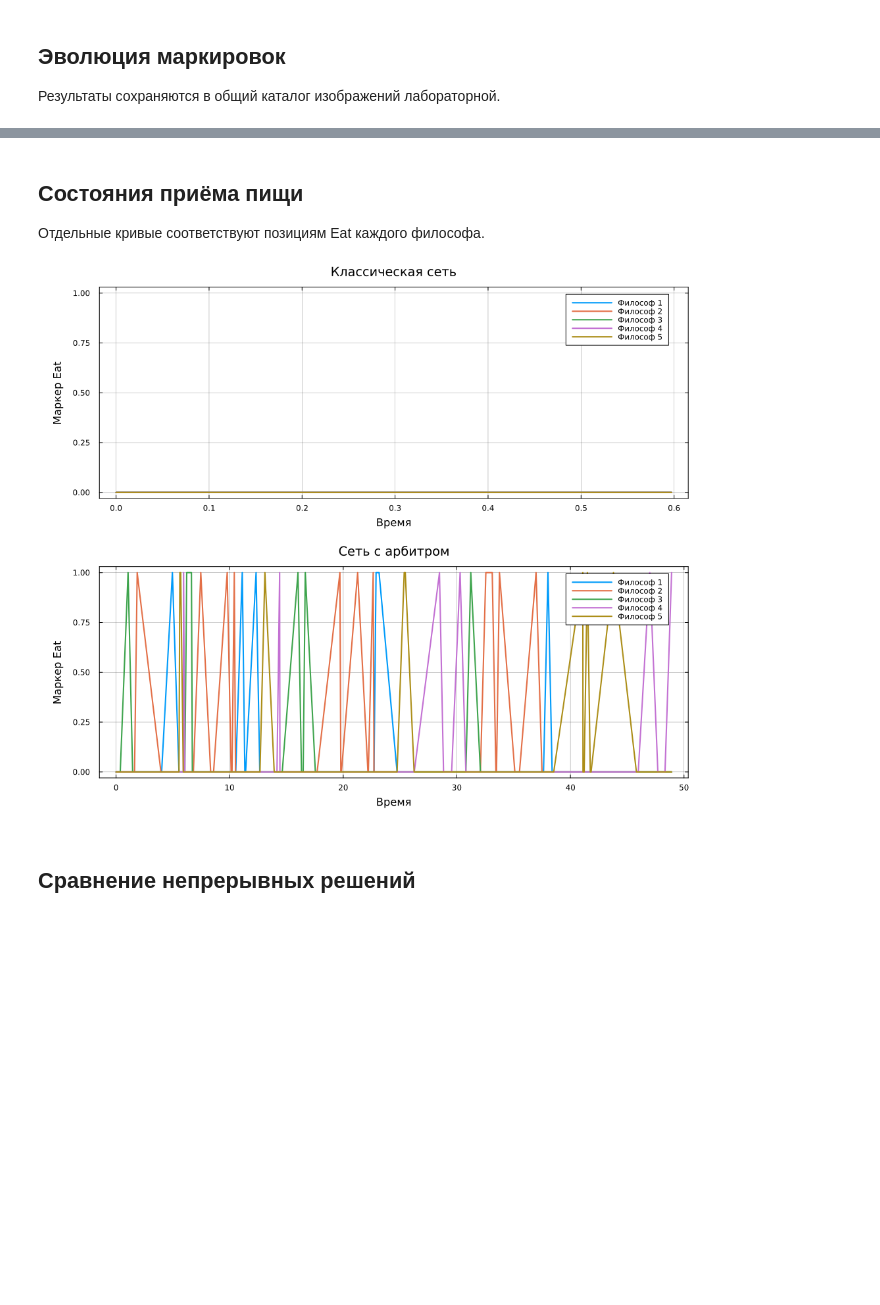
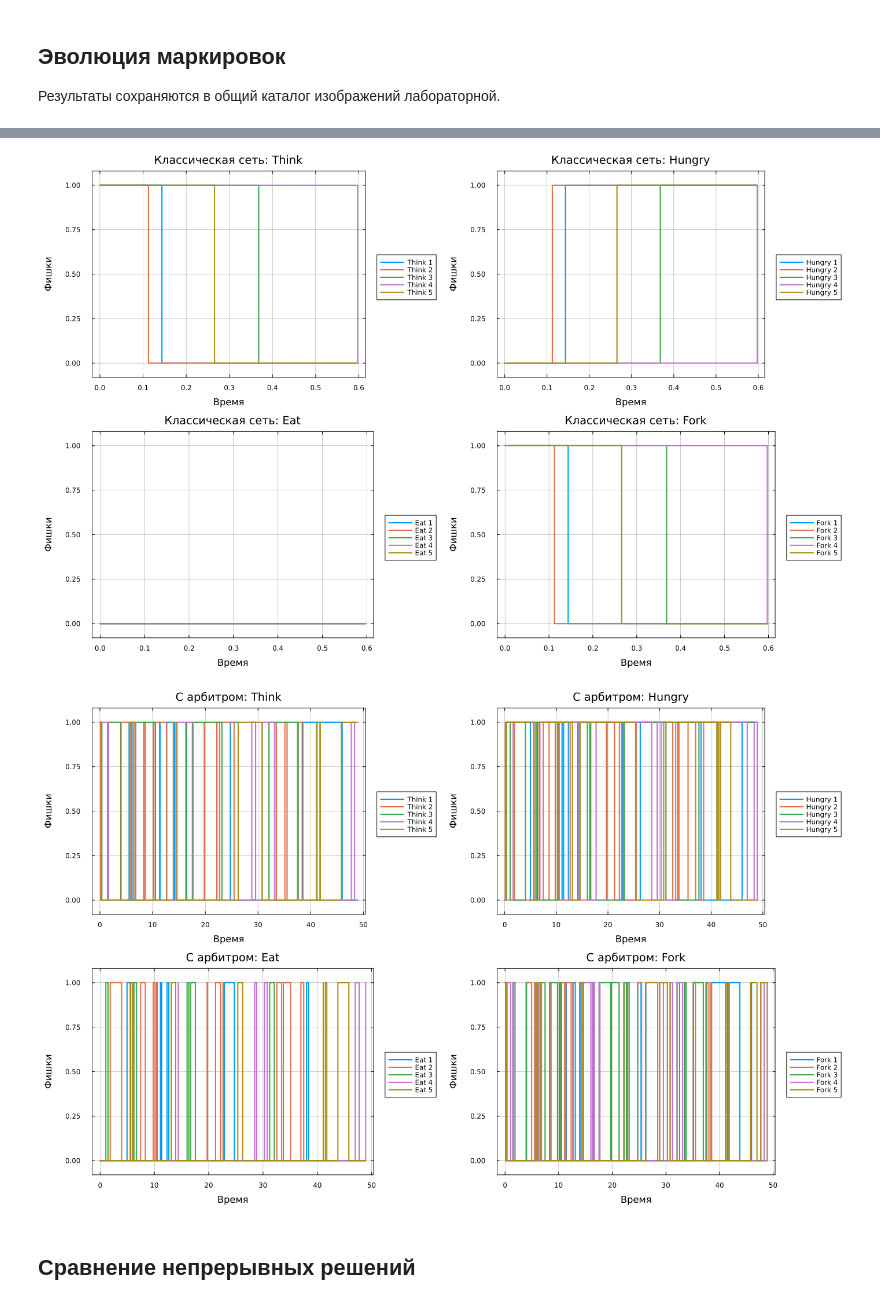
Before and after one commit to dakuokkonen1/study-2026-simulation-modeling, a Jupyter notebook: labs/lab05/project/notebooks/01_dining_philosophers/01_dining_philosophers.ipynb, the cells around one changed output, grey strips where cells are left out. Saved outputs shown, nothing was run; the diff lists cells and outputs as text; code cells hidden in the pictures; blank space fills up the shorter version.

```diff
--- a/labs/lab05/project/notebooks/01_dining_philosophers/01_dining_philosophers.ipynb
+++ b/labs/lab05/project/notebooks/01_dining_philosophers/01_dining_philosophers.ipynb
@@ -117,19 +89,30 @@ display(p2)
-# %% [markdown]
-## Состояния приёма пищи
-Отдельные кривые соответствуют позициям Eat каждого философа.
-# %%
-eat_columns = [Symbol("Eat_$i") for i in 1:N]
-p3a = plot(classical.trajectory.time, Matrix(classical.trajectory[:, eat_columns]);
-    label=permutedims(["Философ $i" for i in 1:N]), xlabel="Время",
-    ylabel="Маркер Eat", title="Классическая сеть")
-p3b = plot(arbiter.trajectory.time, Matrix(arbiter.trajectory[:, eat_columns]);
-    label=permutedims(["Философ $i" for i in 1:N]), xlabel="Время",
-    ylabel="Маркер Eat", title="Сеть с арбитром")
-p3 = plot(p3a, p3b; layout=(2, 1), size=(1000, 850))
-savefig(p3, joinpath(IMAGE_DIR, "03-plot.png"))
-display(p3)
-# %% [output]
-[figure, removed]
+# %%
+default(fontfamily="DejaVu Sans", linewidth=2.1, framestyle=:box,
+    gridalpha=0.22, legendfontsize=8, guidefontsize=11, titlefontsize=13,
+    left_margin=7Plots.mm, bottom_margin=5Plots.mm)
+
+function marking_panels(trajectory, N, variant)
+    panels = map(("Think", "Hungry", "Eat", "Fork")) do group
+        columns = [Symbol("$(group)_$i") for i in 1:N]
+        plot(trajectory.time, Matrix(trajectory[:, columns]);
+            label=permutedims(["$group $i" for i in 1:N]),
+            seriestype=:steppost, xlabel="Время", ylabel="Фишки",
+            title="$variant: $group", ylims=(-0.08, 1.08),
+            legend=:outerright)
+    end
+    plot(panels...; layout=(2, 2), size=(1400, 900))
+end
+
+p1 = marking_panels(classical.trajectory, N, "Классическая сеть")
+savefig(p1, joinpath(IMAGE_DIR, "01-plot.png"))
+display(p1)
+
+p2 = marking_panels(arbiter.trajectory, N, "С арбитром")
+savefig(p2, joinpath(IMAGE_DIR, "02-plot.png"))
+display(p2)
+# %% [output]
+[figure, added]
+[figure, added]
 # %% [markdown]
 ## Сравнение непрерывных решений
 # %%
```
Also changed, not shown: parts of 1 cell of this notebook, 40 other files.
